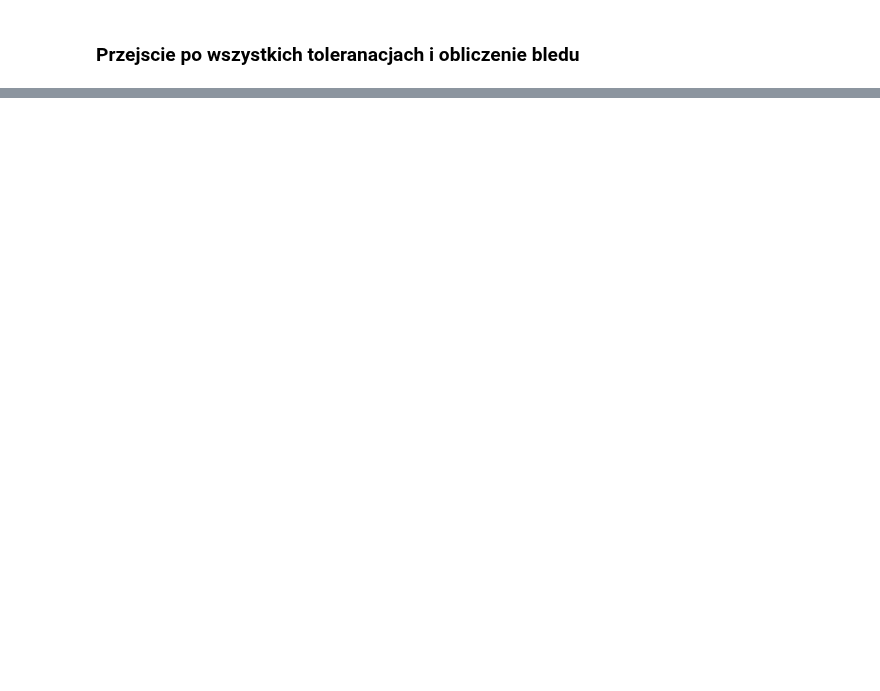
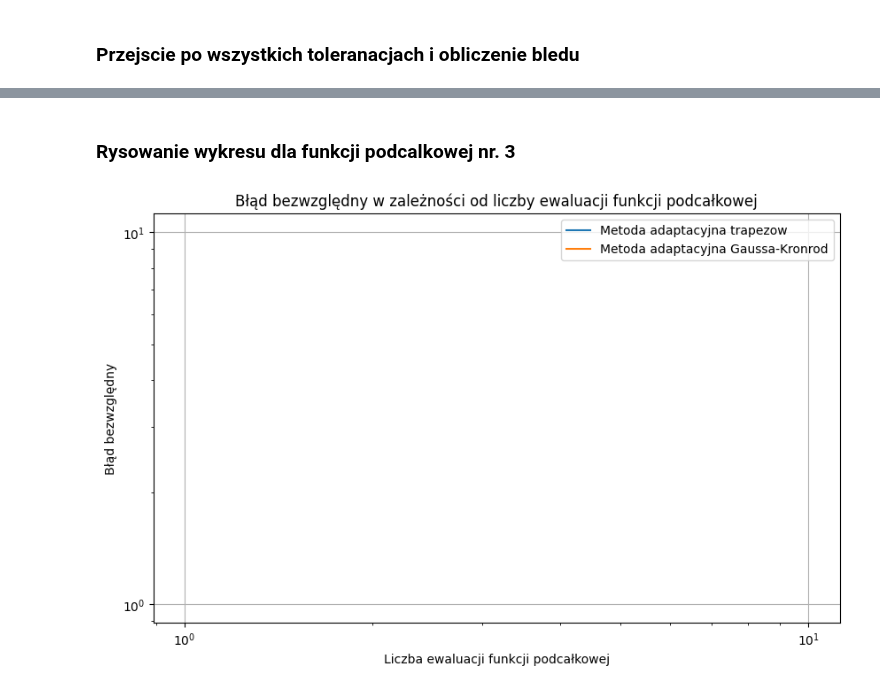
Before and after one commit to arturgesiarz/CalculationTechMethods-Course, a Jupyter notebook: lab07/ex1.ipynb, the cells around one changed output, grey strips where cells are left out. Saved outputs shown, nothing was run; the diff lists cells and outputs as text; code cells hidden in the pictures; blank space fills up the shorter version.

```diff
--- a/lab07/ex1.ipynb
+++ b/lab07/ex1.ipynb
@@ -44,2 +40,11 @@ errors_gauss_kronrod = []
+# %%
+errors_trap_f1 = []
+errors_gauss_kronrod_f1 = []
+
+errors_trap_f2 = []
+errors_gauss_kronrod_f2 = []
+
+errors_trap_f3 = []
+errors_gauss_kronrod_f3 = []
 # %% [markdown]
 ### Liczba ewaluacji obu metod
@@ -48,0 +51,9 @@ evals_gauss_kronrod = []
+# %%
+evals_trap_f1 = []
+evals_gauss_kronrod_f1 = []
+
+evals_trap_f2 = []
+evals_gauss_kronrod_f2 = []
+
+evals_trap_f3 = []
+evals_gauss_kronrod_f3 = []
@@ -89,0 +139,16 @@ def f2_b(x, a = 0.001, b = 0.004):
+# %% [markdown]
+### Rysowanie wykresu dla funkcji podcalkowej nr. 3
+# %%
+plt.figure(figsize=(10, 6))
+plt.semilogy(evals_trap_f3, errors_trap_f3, label='Metoda adaptacyjna trapezow')
+plt.semilogy(evals_gauss_kronrod_f3, errors_gauss_kronrod_f3, label='Metoda adaptacyjna Gaussa-Kronrod')
+plt.title('Błąd bezwzględny w zależności od liczby ewaluacji funkcji podcałkowej')
+plt.xlabel('Liczba ewaluacji funkcji podcałkowej')
+plt.ylabel('Błąd bezwzględny')
+plt.xscale('log')
+plt.yscale('log')
+plt.legend()
+plt.grid(True)
+plt.show()
+# %% [output]
+[figure, added]
```
Also changed, not shown: parts of 32 cells of this notebook.
